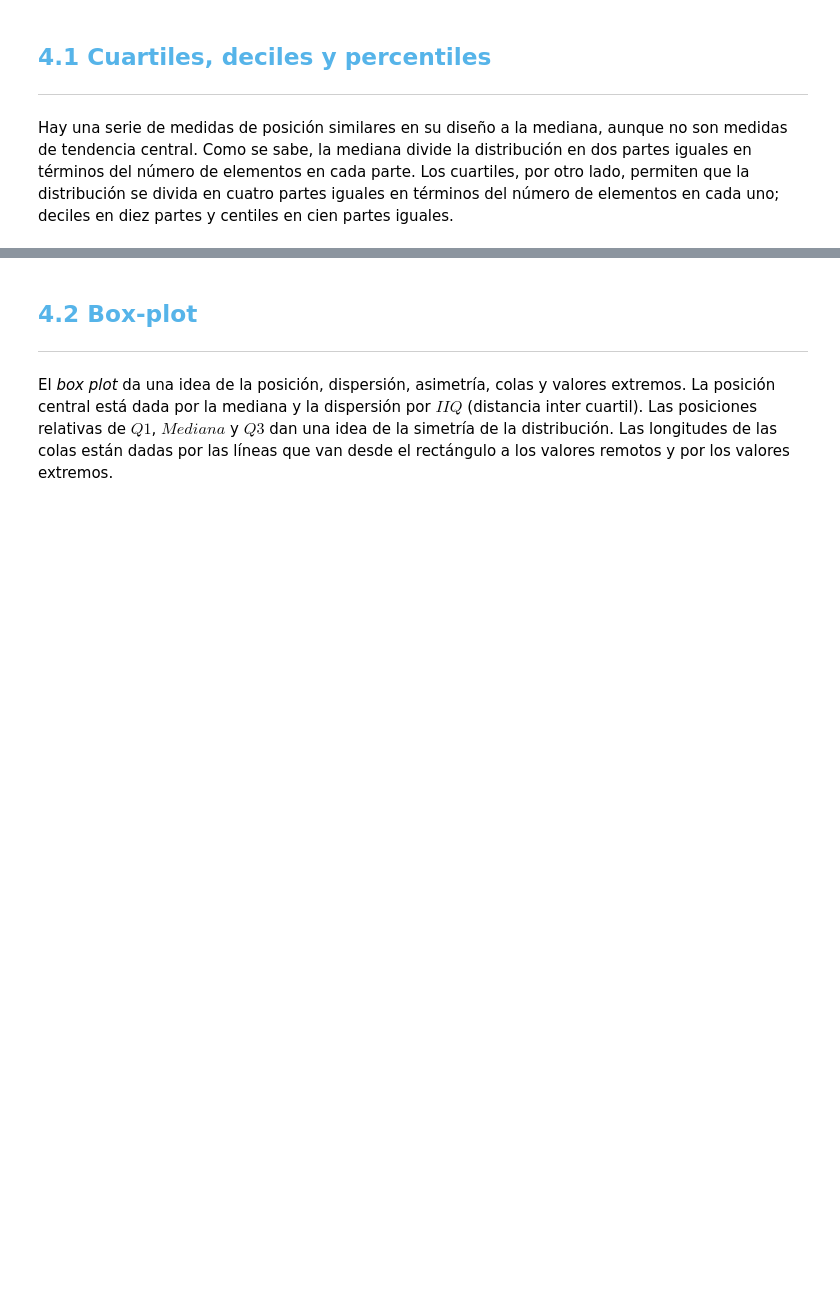
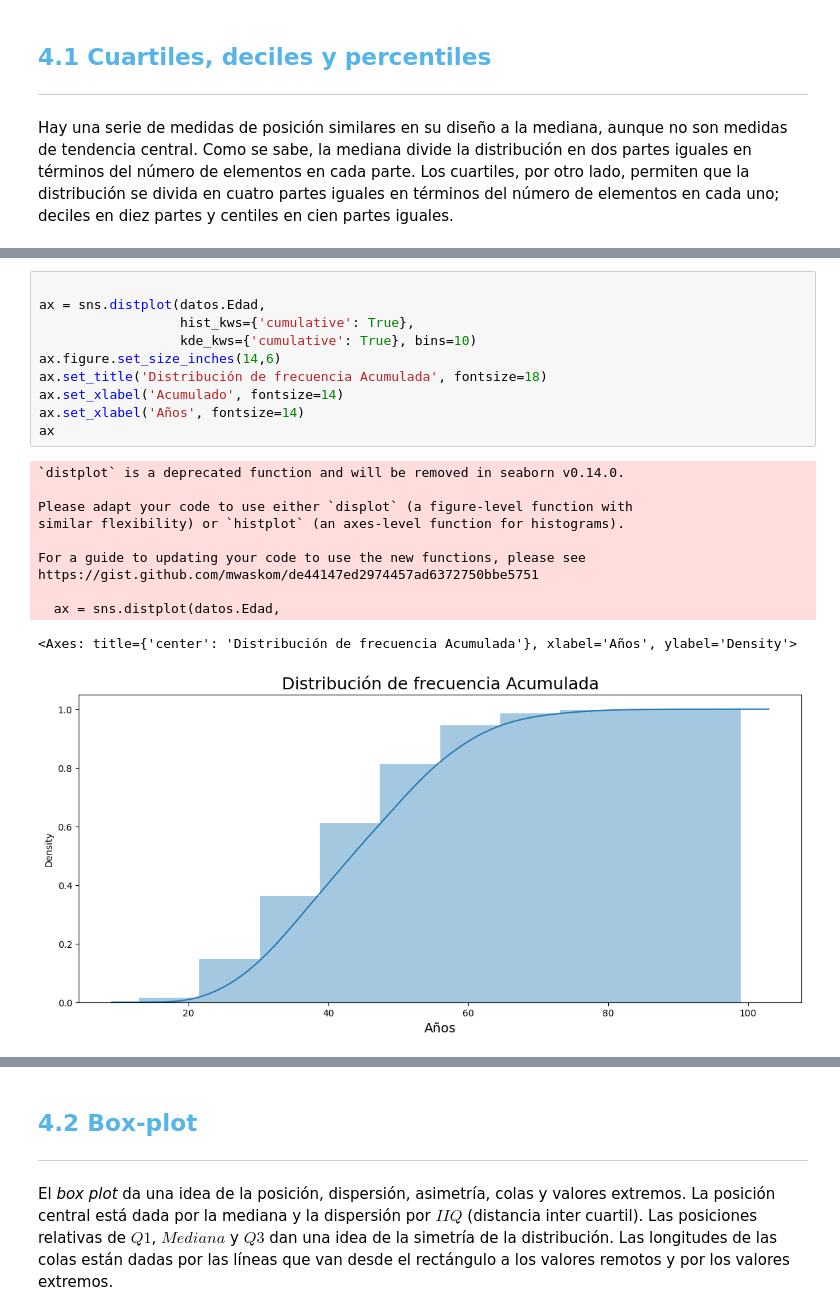
Before and after one commit to MyAppsTest/Estadistica_con_Python, a Jupyter notebook: Curso_de_Estadística_con_Python_1.ipynb, the cells around one changed output, grey strips where cells are left out. Saved outputs shown, nothing was run; the diff lists cells and outputs as text; blank space fills up the shorter version.

```diff
--- a/Curso_de_Estadística_con_Python_1.ipynb
+++ b/Curso_de_Estadística_con_Python_1.ipynb
@@ -820,0 +949,22 @@ Hay una serie de medidas de posición similares en su diseño a la mediana, aunq
+# %%
+
+ax = sns.distplot(datos.Edad,
+                  hist_kws={'cumulative': True},
+                  kde_kws={'cumulative': True}, bins=10)
+ax.figure.set_size_inches(14,6)
+ax.set_title('Distribución de frecuencia Acumulada', fontsize=18)
+ax.set_xlabel('Acumulado', fontsize=14)
+ax.set_xlabel('Años', fontsize=14)
+ax
+# %% [output]
+`distplot` is a deprecated function and will be removed in seaborn v0.14.0.
+
+Please adapt your code to use either `displot` (a figure-level function with
+similar flexibility) or `histplot` (an axes-level function for histograms).
+
+For a guide to updating your code to use the new functions, please see
+https://gist.github.com/mwaskom/de44147ed2974457ad6372750bbe5751
+
+  ax = sns.distplot(datos.Edad,
+<Axes: title={'center': 'Distribución de frecuencia Acumulada'}, xlabel='Años', ylabel='Density'>
+[figure, added]
```
Also changed, not shown: parts of 19 cells of this notebook.
